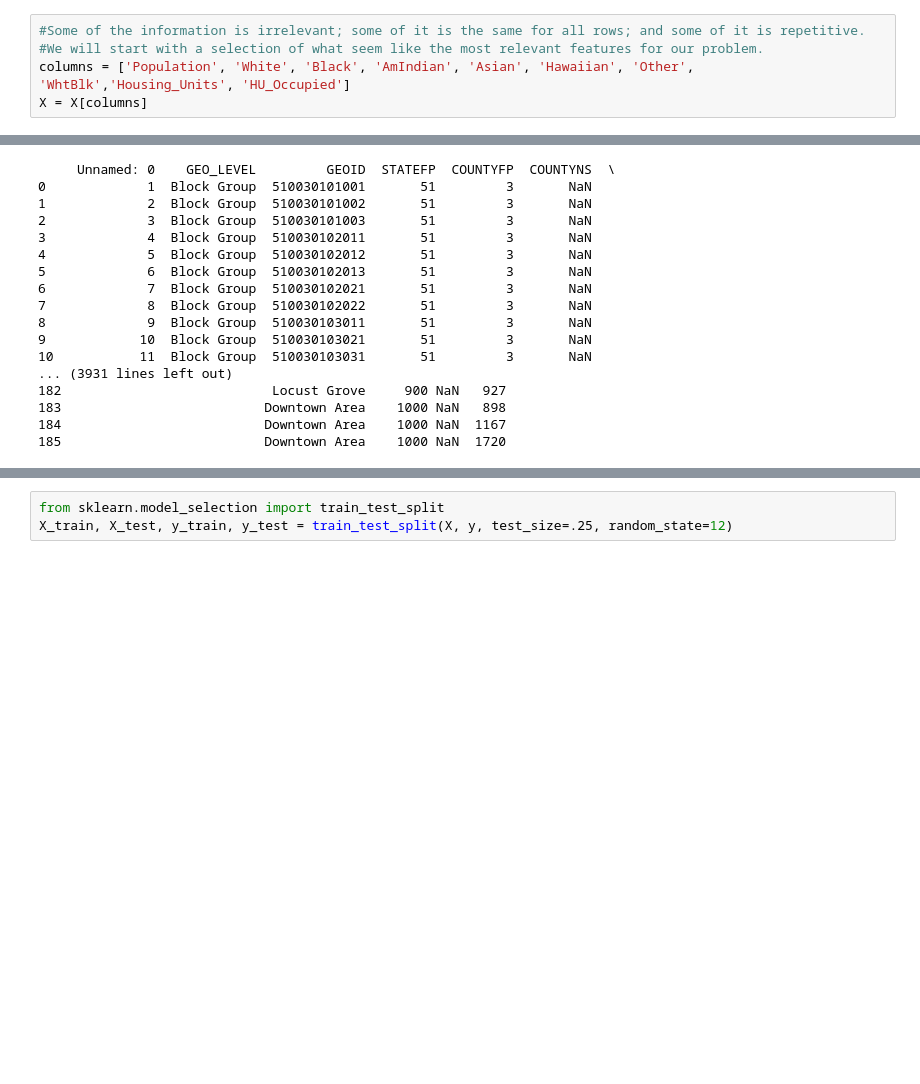
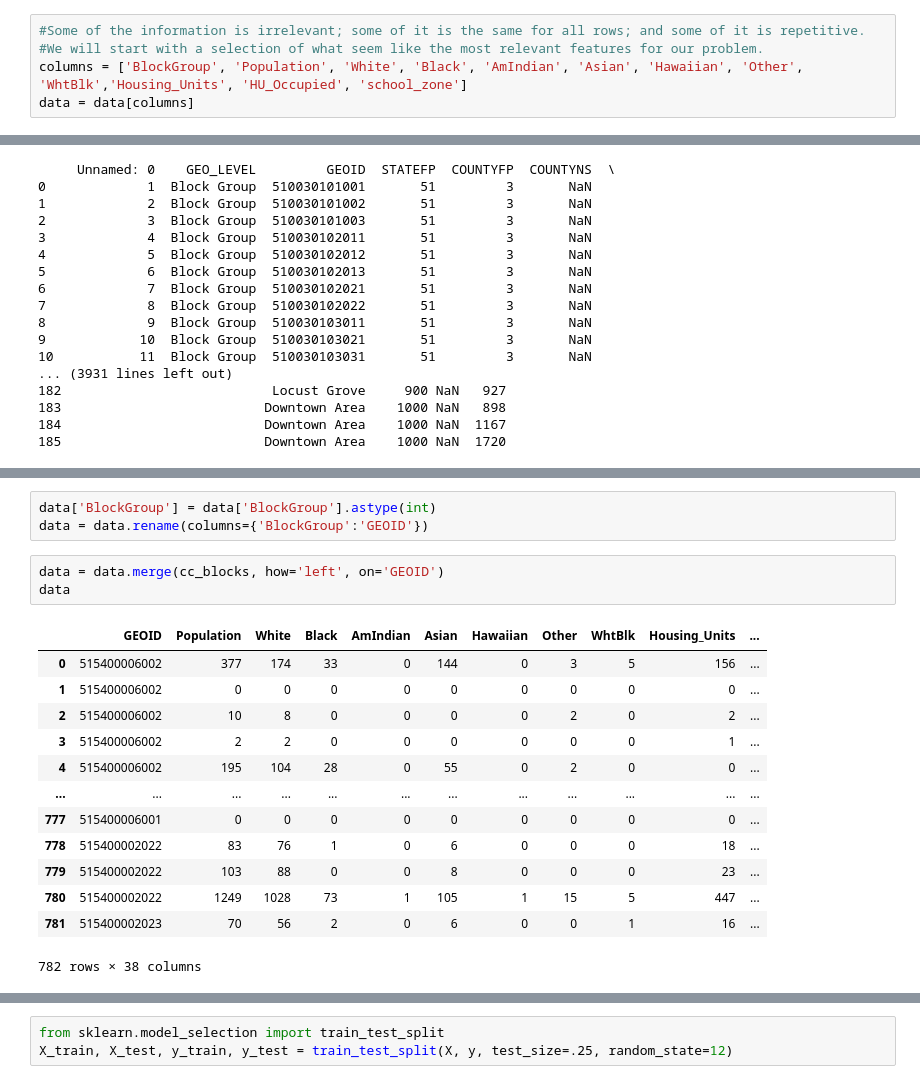
Before and after one commit to LydiaCuffman/cville_school_zones, a Jupyter notebook: EDA.ipynb, the cells around one changed output, grey strips where cells are left out. Drawn from its saved outputs; the diff is of its cells as text; blank space fills up the shorter version.

```diff
--- a/EDA.ipynb
+++ b/EDA.ipynb
@@ -385,5 +382,5 @@ memory usage: 2.3+ MB
 # %%
 #Some of the information is irrelevant; some of it is the same for all rows; and some of it is repetitive.
 #We will start with a selection of what seem like the most relevant features for our problem.
-columns = ['Population', 'White', 'Black', 'AmIndian', 'Asian', 'Hawaiian', 'Other', 'WhtBlk','Housing_Units', 'HU_Occupied']
-X = X[columns]
+columns = ['BlockGroup', 'Population', 'White', 'Black', 'AmIndian', 'Asian', 'Hawaiian', 'Other', 'WhtBlk','Housing_Units', 'HU_Occupied', 'school_zone']
+data = data[columns]
@@ -468,0 +534,20 @@ Name: county.nice, dtype: int64
+# %%
+data['BlockGroup'] = data['BlockGroup'].astype(int)
+data = data.rename(columns={'BlockGroup':'GEOID'})
+# %%
+data = data.merge(cc_blocks, how='left', on='GEOID')
+data
+# %% [output]
+|  | GEOID | Population | White | Black | AmIndian | Asian | Hawaiian | Other | WhtBlk | Housing_Units | ... |
+| 0 | 515400006002 | 377 | 174 | 33 | 0 | 144 | 0 | 3 | 5 | 156 | ... |
+| 1 | 515400006002 | 0 | 0 | 0 | 0 | 0 | 0 | 0 | 0 | 0 | ... |
+| 2 | 515400006002 | 10 | 8 | 0 | 0 | 0 | 0 | 2 | 0 | 2 | ... |
+| 3 | 515400006002 | 2 | 2 | 0 | 0 | 0 | 0 | 0 | 0 | 1 | ... |
+| 4 | 515400006002 | 195 | 104 | 28 | 0 | 55 | 0 | 2 | 0 | 0 | ... |
+| ... | ... | ... | ... | ... | ... | ... | ... | ... | ... | ... | ... |
+| 777 | 515400006001 | 0 | 0 | 0 | 0 | 0 | 0 | 0 | 0 | 0 | ... |
+| 778 | 515400002022 | 83 | 76 | 1 | 0 | 6 | 0 | 0 | 0 | 18 | ... |
+| 779 | 515400002022 | 103 | 88 | 0 | 0 | 8 | 0 | 0 | 0 | 23 | ... |
+| 780 | 515400002022 | 1249 | 1028 | 73 | 1 | 105 | 1 | 15 | 5 | 447 | ... |
+| 781 | 515400002023 | 70 | 56 | 2 | 0 | 6 | 0 | 0 | 1 | 16 | ... |
+782 rows × 38 columns
```
Also changed, not shown: parts of 24 cells of this notebook.
